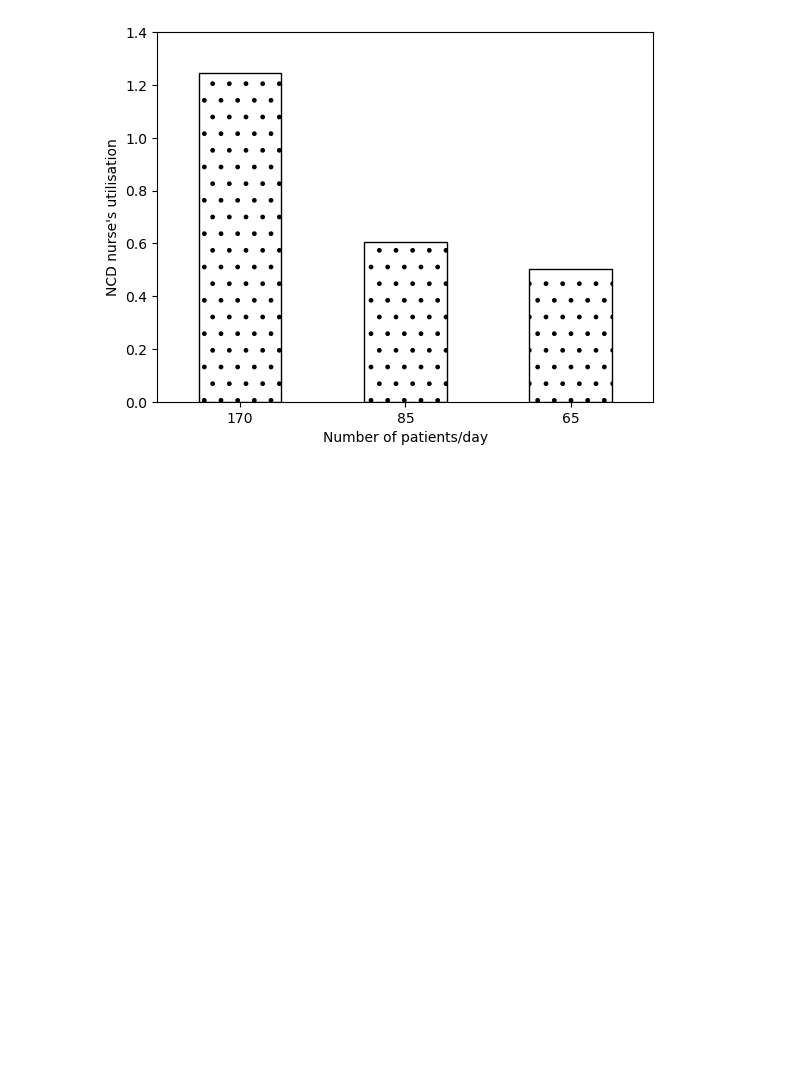
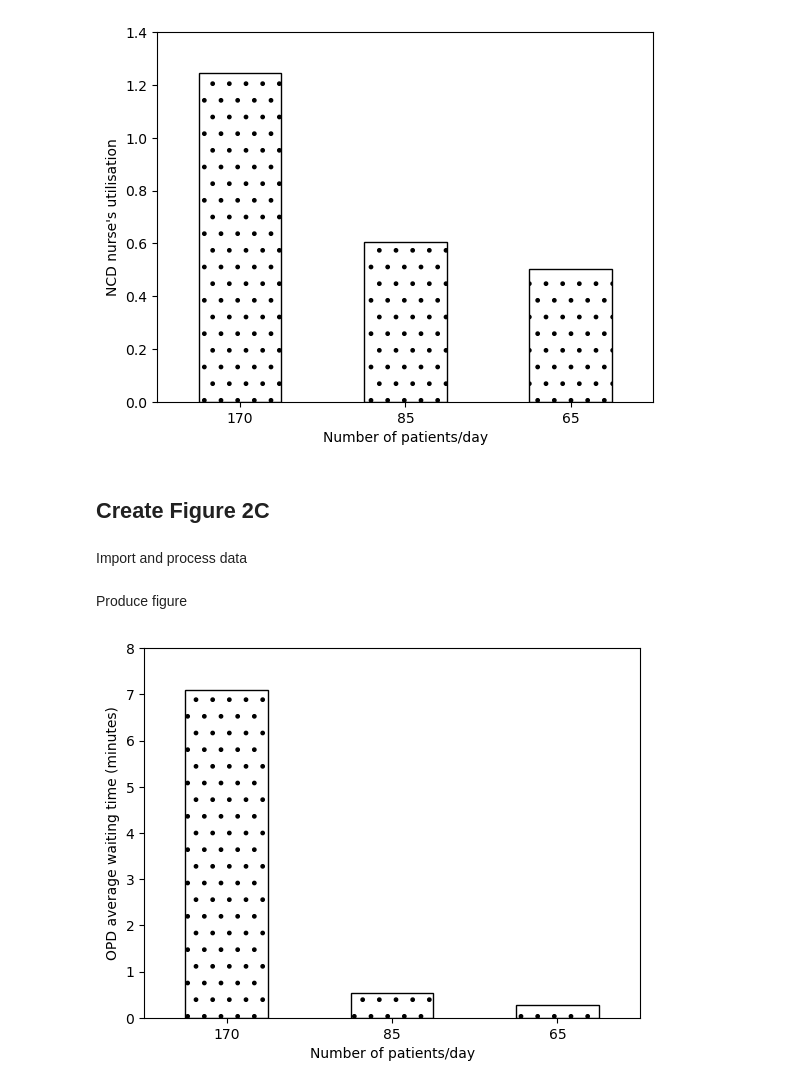
Before and after one commit to pythonhealthdatascience/stars-reproduce-shoaib-2022, a Jupyter notebook: reproduction/reproduce_fig2.ipynb, the cells around one changed output. Cells and saved outputs as stored; diff of their text form; code cells hidden in the pictures; blank space fills up the shorter version.

```diff
--- a/reproduction/reproduce_fig2.ipynb
+++ b/reproduction/reproduce_fig2.ipynb
@@ -37,6 +37,13 @@ import xlrd
 import pandas as pd
 import os
 import matplotlib.pyplot as plt
+# %%
+# Paths to save image files to
+output_folder = 'outputs'
+fig2a_path = os.path.join(output_folder, 'fig2a.png')
+fig2b_path = os.path.join(output_folder, 'fig2b.png')
+fig2c_path = os.path.join(output_folder, 'fig2c.png')
+fig2d_path = os.path.join(output_folder, 'fig2d.png')
 # %% [markdown]
 ## Run model
 
@@ -147,3 +167,45 @@ plt.xticks(rotation=0)
 plt.show()
 # %% [output]
 [figure]
+# %% [markdown]
+## Create Figure 2C
+# %% [markdown]
+Import and process data
+# %%
+# List of files to loop through
+files = ['arr170_serv5', 'arr85_serv5', 'arr65_serv5']
+
+# Empty list to store results
+result_list = []
+
+for f in files:
+    # Import .xls and convert to pandas dataframe
+    book = xlrd.open_workbook(os.path.join(output_folder, f'{f}.xls'))
+    result = pd.read_excel(book, header=None, index_col=0)
+
+    # Find mean from the replication
+    # Save as dataframe, dropping the duplicate rows (NCD occ twice)
+    res = pd.DataFrame({
+        f.replace('arr', '').replace('_serv5', ''): result.mean(axis=1)
+    }).drop_duplicates()
+
+    # Remove index name
+    res.index.name = None
+
+    # Save to list
+    result_list.append(res)
+
+# Combine into single dataframe
+summary = pd.concat(result_list, axis=1)
+# %% [markdown]
+Produce figure
+# %%
+summary.loc['OPD Q wt'].plot.bar(edgecolor='black', color='white', hatch='.')
+plt.xlabel('Number of patients/day')
+plt.ylabel('''OPD average waiting time (minutes)''')
+plt.xticks(rotation=0)
+plt.ylim(0, 8)
+plt.savefig(fig2c_path, bbox_inches='tight')
+plt.show()
+# %% [output]
+[figure, added]
```
Also changed, not shown: parts of 8 cells of this notebook, 8 other files.
